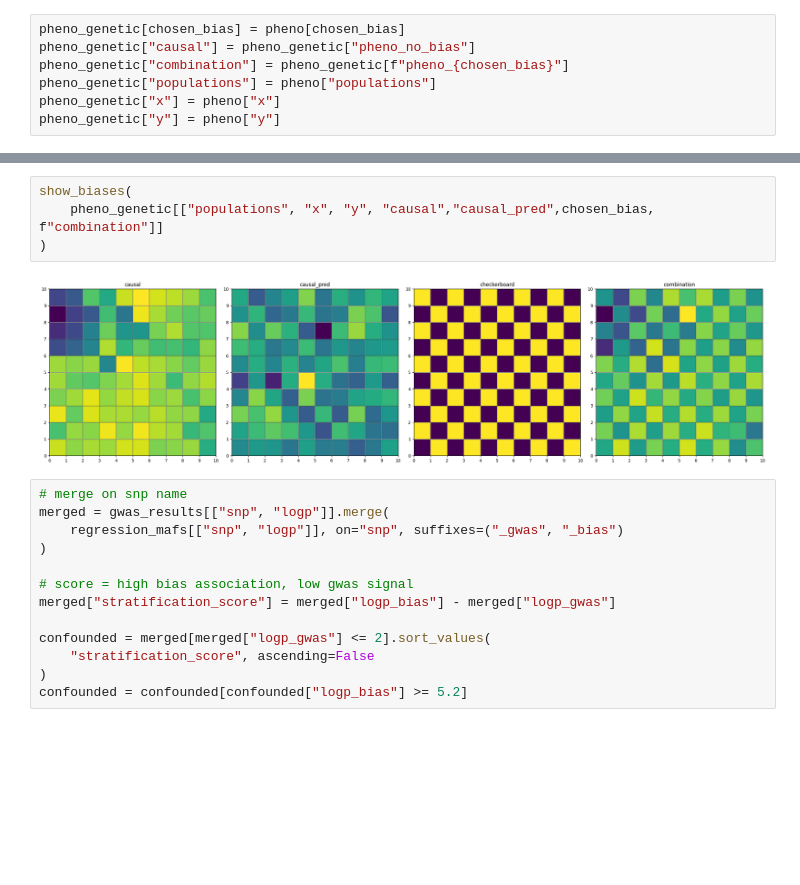
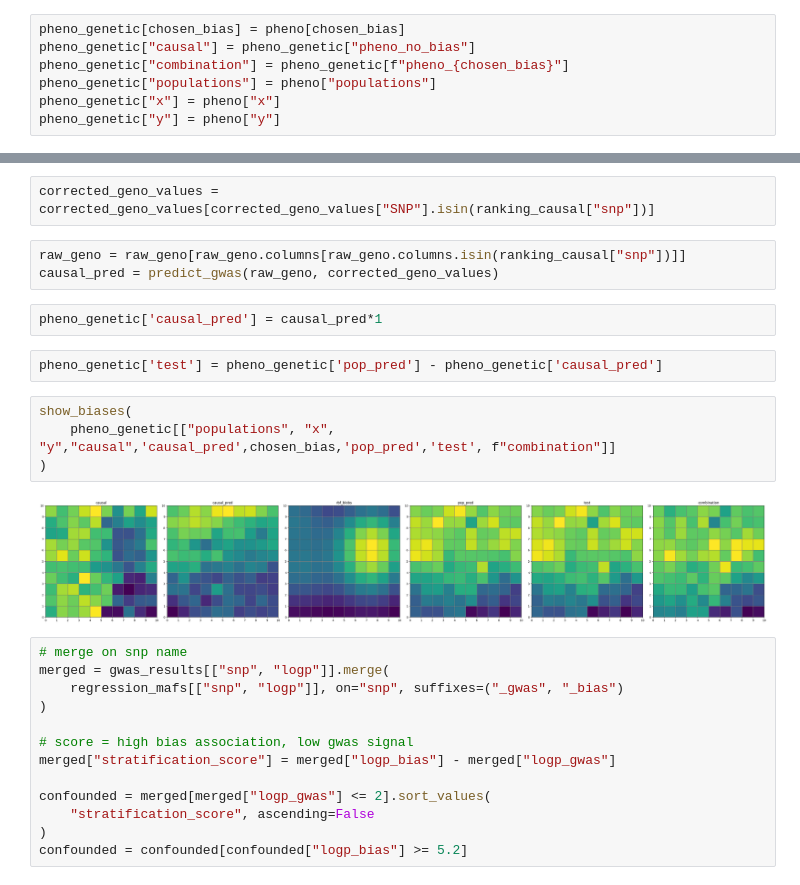
Before and after one commit to mat2m10/chasm, a Jupyter notebook: notebooks/coalescence_simulation_notebooks/Proof_of_Concept.ipynb, the cells around one changed output, grey strips where cells are left out. Saved outputs shown, nothing was run; the diff lists cells and outputs as text; blank space fills up the shorter version.

```diff
--- a/notebooks/coalescence_simulation_notebooks/Proof_of_Concept.ipynb
+++ b/notebooks/coalescence_simulation_notebooks/Proof_of_Concept.ipynb
@@ -586,9 +250,18 @@ pheno_genetic['causal_pred'] = predicted_causal
+# %%
+corrected_geno_values = corrected_geno_values[corrected_geno_values["SNP"].isin(ranking_causal["snp"])]
+# %%
+raw_geno = raw_geno[raw_geno.columns[raw_geno.columns.isin(ranking_causal["snp"])]]
+causal_pred = predict_gwas(raw_geno, corrected_geno_values)
+# %%
+pheno_genetic['causal_pred'] = causal_pred*1
+# %%
+pheno_genetic['test'] = pheno_genetic['pop_pred'] - pheno_genetic['causal_pred']
 # %%
 show_biases(
-    pheno_genetic[["populations", "x", "y", "causal","causal_pred",chosen_bias, f"combination"]]
+    pheno_genetic[["populations", "x", "y","causal",'causal_pred',chosen_bias,'pop_pred','test', f"combination"]]
 )
 # %% [output]
-[figure, old version]
+[figure, new version]
 # %%
 # merge on snp name
 merged = gwas_results[["snp", "logp"]].merge(
```
Also changed, not shown: parts of 31 cells of this notebook, 13 other files.
